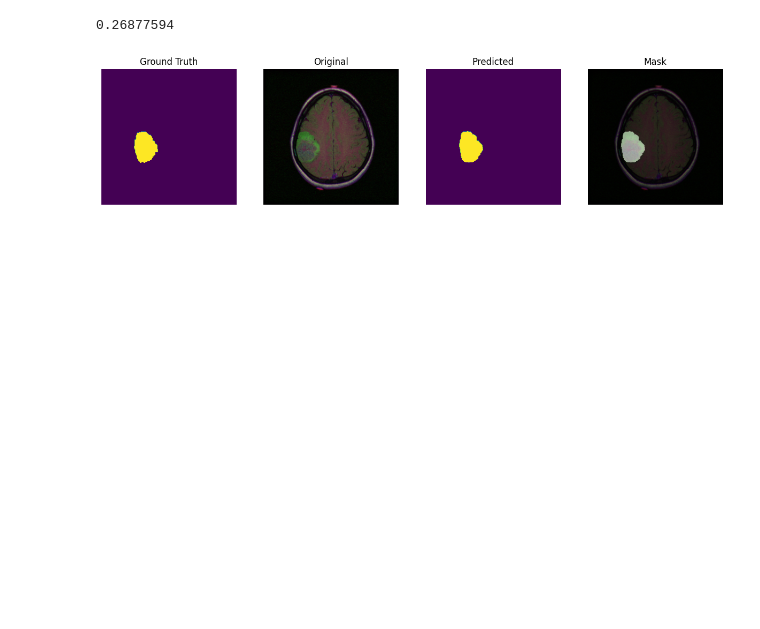
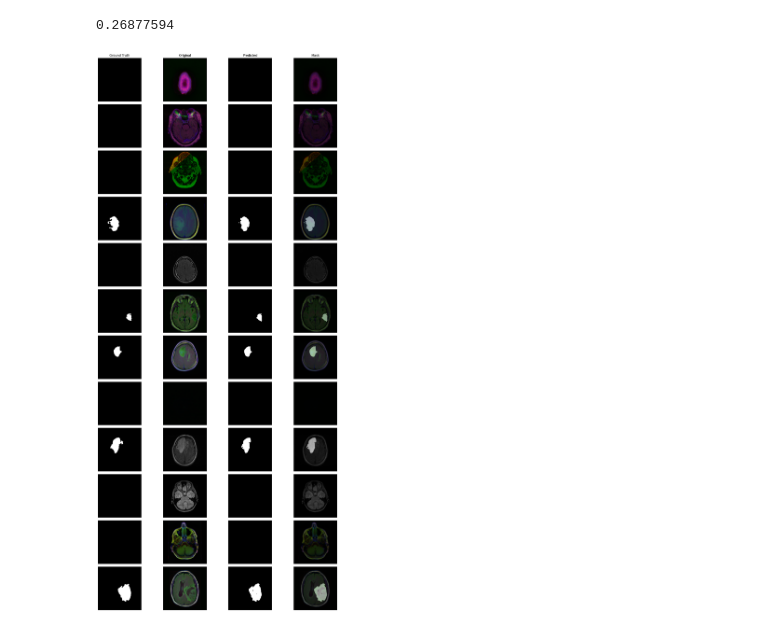
Before and after one commit to TimHoogervorst/BrainScan, a Jupyter notebook: source/explore.ipynb, the cells around one changed output. Cells and saved outputs as stored; diff of their text form; code cells hidden in the pictures; blank space fills up the shorter version.

```diff
--- a/source/explore.ipynb
+++ b/source/explore.ipynb
@@ -81,7 +81,7 @@ train_set = BrainDataBase(X_train, y_train, transform)
 test_set = BrainDataBase(X_test, y_test, transform)
 
 train_loader = DataLoader(train_set, batch_size=32, shuffle=True)
-test_loader = DataLoader(train_set, batch_size=32, shuffle=False)
+test_loader = DataLoader(train_set, batch_size=12, shuffle=False)
 # %% [markdown]
 ### UNET nn
 # %%
@@ -134,37 +132,3 @@ model = torch.load('../models/model1.pkl')
 for x, y in test_loader:
     break
 y_pred = model.forward(x.to(device))
-# %%
-i = 5
-# Convert back to image
-to_pil_image = transforms.ToPILImage()
-x_image = to_pil_image(x[i])
-
-# Convert back to image
-to_pil_image = transforms.ToPILImage()
-y_image = to_pil_image(y[i])
-
-# Convert back to image
-to_pil_image = transforms.ToPILImage()
-pred_image = to_pil_image(y_pred[i])
-
-fig, ax = plt.subplots(1,4, figsize=(15,70))
-ax[0].imshow(y_image)
-ax[0].axis('off')
-ax[0].set_title('Ground Truth')
-
-ax[1].axis('off')
-ax[1].set_title('Original')
-ax[1].imshow(x_image)
-
-ax[2].axis('off')
-ax[2].set_title('Predicted')
-ax[2].imshow(pred_image)
-
-ax[3].axis('off')
-ax[3].set_title('Mask')
-ax[3].imshow(x_image), ax[3].imshow(pred_image, alpha=0.5, cmap='gray')
-
-plt.show()
-# %% [output]
-[figure, removed]
@@ -170,0 +185,5 @@ plt.show()
+# %%
+image, y_pred = predict_mask(model, x, device)
+predict_visulise(y, y_pred, image)
+# %% [output]
+[figure, added]
```
Also changed, not shown: parts of 2 cells of this notebook.
